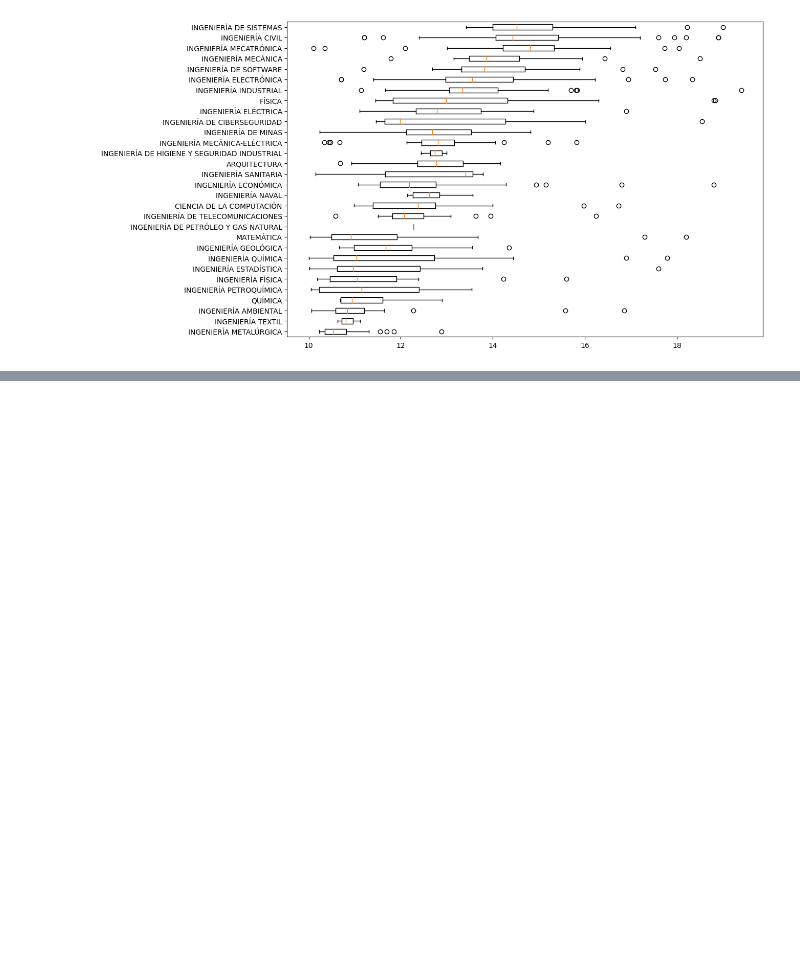
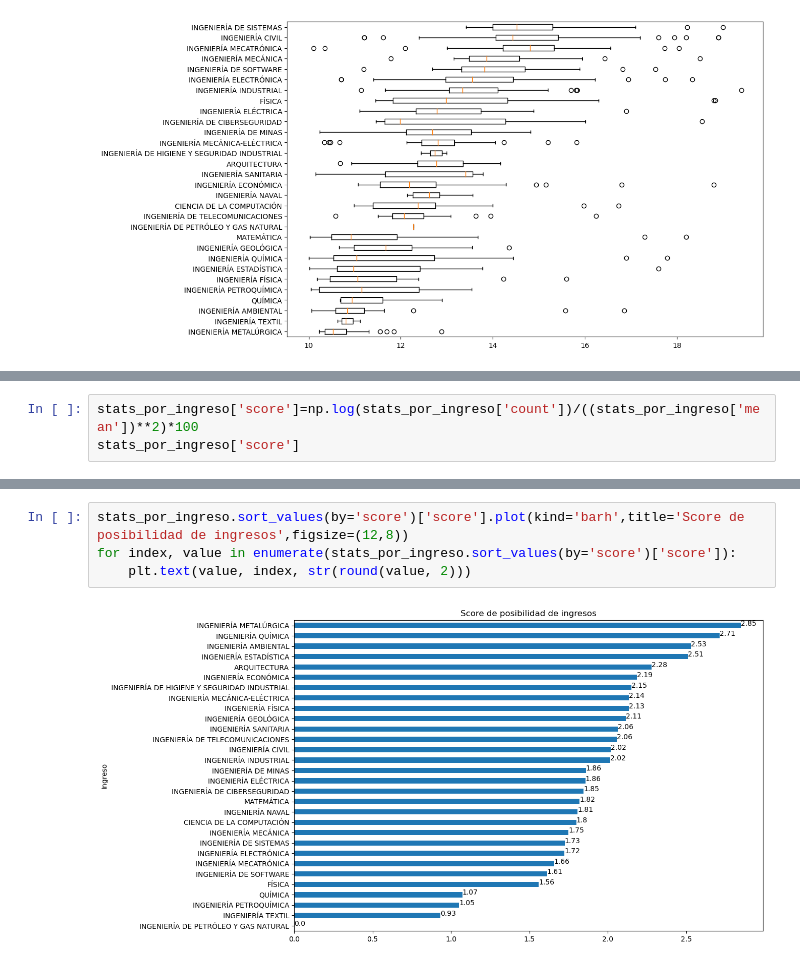
Before and after one commit to JBRICENO92/UNI_webScrapping, a Jupyter notebook: Santiago_Notebook.ipynb, the cells around one changed output, grey strips where cells are left out. Saved outputs shown, nothing was run; the diff lists cells and outputs as text; blank space fills up the shorter version.

```diff
--- a/Santiago_Notebook.ipynb
+++ b/Santiago_Notebook.ipynb
@@ -175,0 +193,3 @@ plt.boxplot(data_vf, vert=False, labels=stats_por_carrera['Ingreso'])
+# %%
+stats_por_ingreso['score']=np.log(stats_por_ingreso['count'])/((stats_por_ingreso['mean'])**2)*100
+stats_por_ingreso['score']
@@ -175,0 +214,6 @@ plt.boxplot(data_vf, vert=False, labels=stats_por_carrera['Ingreso'])
+# %%
+stats_por_ingreso.sort_values(by='score')['score'].plot(kind='barh',title='Score de posibilidad de ingresos',figsize=(12,8))
+for index, value in enumerate(stats_por_ingreso.sort_values(by='score')['score']):
+    plt.text(value, index, str(round(value, 2)))
+# %% [output]
+[figure, added]
```
Also changed, not shown: parts of 4 cells of this notebook.
